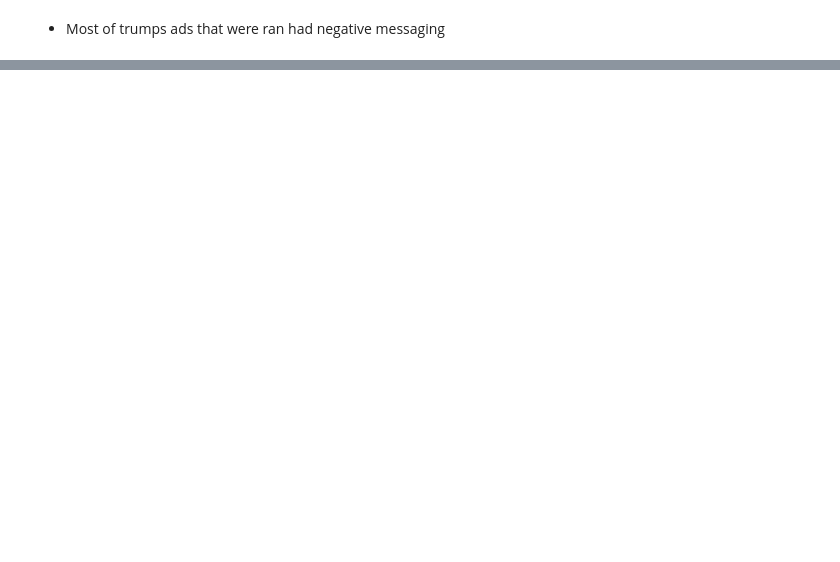
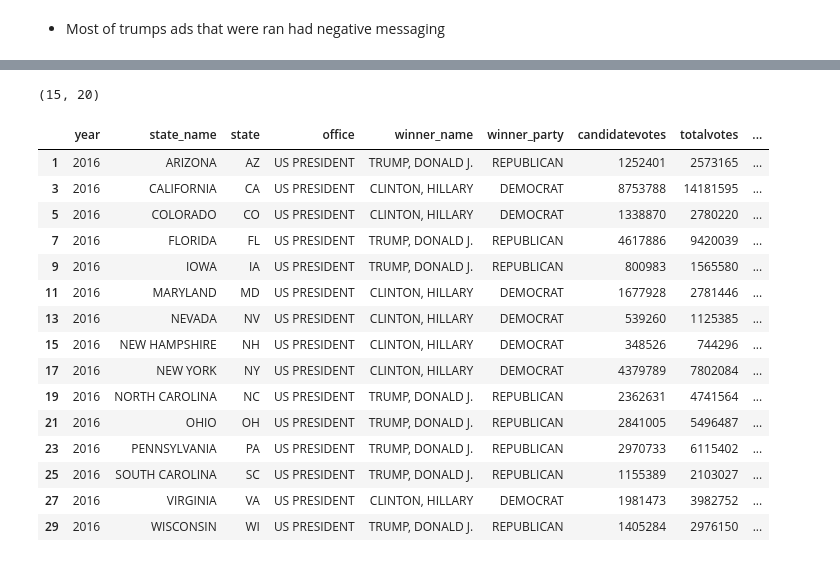
Before and after one commit to phoebeyueh/200_presidential_campaign_analysis, a Jupyter notebook: ben_data_cleaning.ipynb, the cells around one changed output, grey strips where cells are left out. Saved outputs shown, nothing was run; the diff lists cells and outputs as text; code cells hidden in the pictures; blank space fills up the shorter version.

Commit message:
added party affiliations

```diff
--- a/ben_data_cleaning.ipynb
+++ b/ben_data_cleaning.ipynb
@@ -222,0 +609,31 @@ fc[fc.fact_checked == 1].sort_values('id', ascending = False).head()
+# %%
+winners_results = winners_results.rename(columns= {'state_po':'state'})
+# %%
+winners_results = winners_results.rename(columns= {'candidate':'winner_name'})
+# %%
+winners_results = winners_results.rename(columns= {'candidatevotes_pct':'winner_votes_pct'})
+# %%
+winners_results = winners_results.rename(columns= {'party_detailed':'winner_party'})
+# %%
+winners_results.shape
+# %% [output]
+(15, 20)
+# %%
+winners_results.head(15)
+# %% [output]
+|  | year | state_name | state | office | winner_name | winner_party | candidatevotes | totalvotes | ... |
+| 1 | 2016 | ARIZONA | AZ | US PRESIDENT | TRUMP, DONALD J. | REPUBLICAN | 1252401 | 2573165 | ... |
+| 3 | 2016 | CALIFORNIA | CA | US PRESIDENT | CLINTON, HILLARY | DEMOCRAT | 8753788 | 14181595 | ... |
+| 5 | 2016 | COLORADO | CO | US PRESIDENT | CLINTON, HILLARY | DEMOCRAT | 1338870 | 2780220 | ... |
+| 7 | 2016 | FLORIDA | FL | US PRESIDENT | TRUMP, DONALD J. | REPUBLICAN | 4617886 | 9420039 | ... |
+| 9 | 2016 | IOWA | IA | US PRESIDENT | TRUMP, DONALD J. | REPUBLICAN | 800983 | 1565580 | ... |
+| 11 | 2016 | MARYLAND | MD | US PRESIDENT | CLINTON, HILLARY | DEMOCRAT | 1677928 | 2781446 | ... |
+| 13 | 2016 | NEVADA | NV | US PRESIDENT | CLINTON, HILLARY | DEMOCRAT | 539260 | 1125385 | ... |
+| 15 | 2016 | NEW HAMPSHIRE | NH | US PRESIDENT | CLINTON, HILLARY | DEMOCRAT | 348526 | 744296 | ... |
+| 17 | 2016 | NEW YORK | NY | US PRESIDENT | CLINTON, HILLARY | DEMOCRAT | 4379789 | 7802084 | ... |
+| 19 | 2016 | NORTH CAROLINA | NC | US PRESIDENT | TRUMP, DONALD J. | REPUBLICAN | 2362631 | 4741564 | ... |
+| 21 | 2016 | OHIO | OH | US PRESIDENT | TRUMP, DONALD J. | REPUBLICAN | 2841005 | 5496487 | ... |
+| 23 | 2016 | PENNSYLVANIA | PA | US PRESIDENT | TRUMP, DONALD J. | REPUBLICAN | 2970733 | 6115402 | ... |
+| 25 | 2016 | SOUTH CAROLINA | SC | US PRESIDENT | TRUMP, DONALD J. | REPUBLICAN | 1155389 | 2103027 | ... |
+| 27 | 2016 | VIRGINIA | VA | US PRESIDENT | CLINTON, HILLARY | DEMOCRAT | 1981473 | 3982752 | ... |
+| 29 | 2016 | WISCONSIN | WI | US PRESIDENT | TRUMP, DONALD J. | REPUBLICAN | 1405284 | 2976150 | ... |
```
Also changed, not shown: parts of 77 cells of this notebook, 1 other file.
